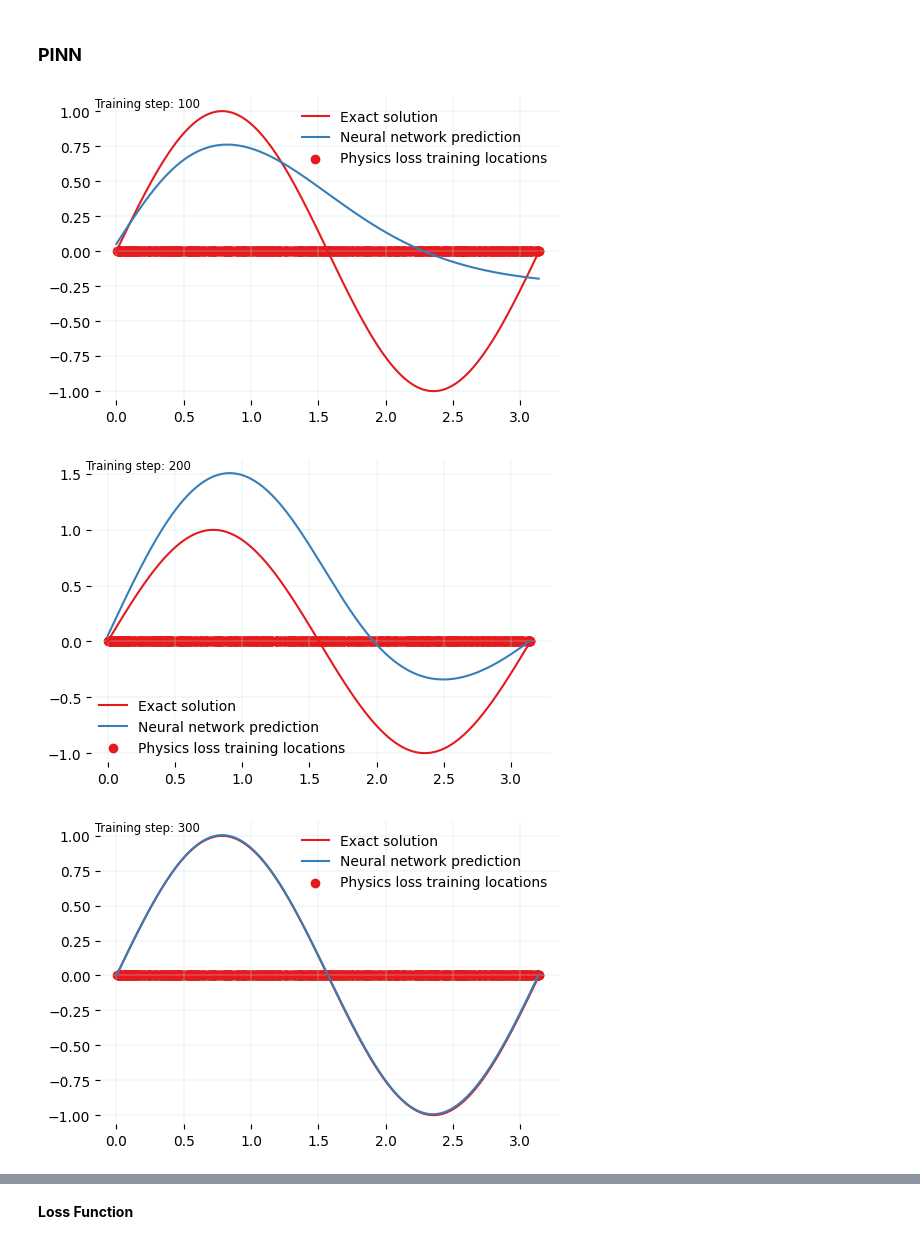
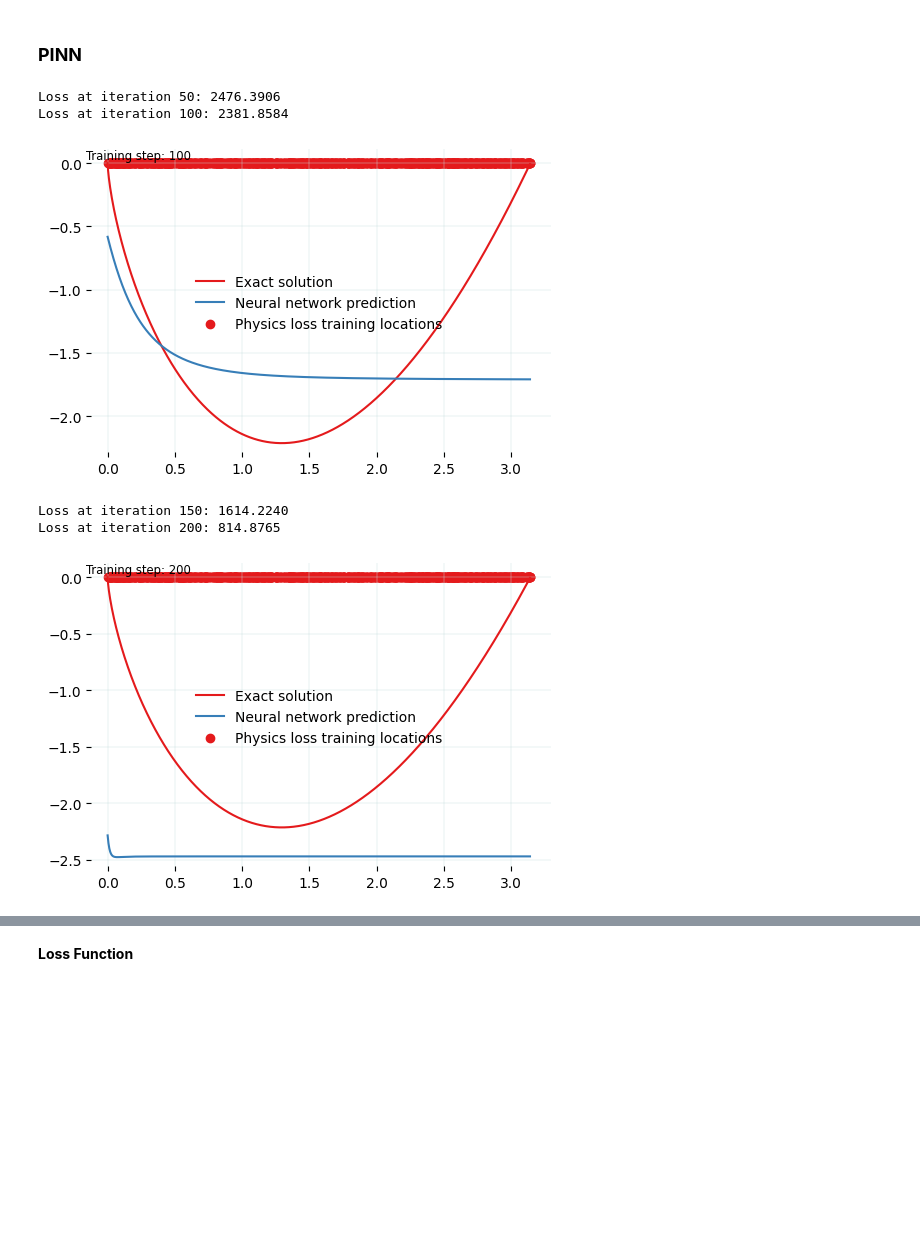
Before and after one commit to jpaguilarc99/PIML-EDP, a Jupyter notebook: PoissonPINNs/Poisson1D_NNvsPINN/Poisson1D_PINN.ipynb, the cells around one changed output, grey strips where cells are left out. Cells and saved outputs as stored; diff of their text form; code cells hidden in the pictures; blank space fills up the shorter version.

```diff
--- a/PoissonPINNs/Poisson1D_NNvsPINN/Poisson1D_PINN.ipynb
+++ b/PoissonPINNs/Poisson1D_NNvsPINN/Poisson1D_PINN.ipynb
@@ -64,10 +64,16 @@ def style_plot(x, y, x_data, y_data, yh, xp=None):
 **Main Problem**
 # %%
 def f_rhs(x):
-   return -4*torch.sin(2 * x)
+  return -4*torch.sin(2 * x)
 
 def exact_u(x):
-    return torch.sin(2 * x)
+  return torch.sin(2 * x)
+
+def exact_u_singular(x):
+  return x**0.7 * (x - torch.pi)
+
+def f_singular_rhs(x):
+  return -0.7 * 0.3 * (x**-1.3) * (x - torch.pi) + (0.7*x**-0.3) * (1) + (0.7 * x**-0.3)
 
 class FCN(nn.Module):
   def __init__(self, N_INPUT, N_OUTPUT, N_HIDDEN, N_LAYERS):
@@ -94,10 +100,10 @@ n_pts = 1000
 
 x = np.array([np.pi/n_pts * i for i in range(n_pts)])
 x = torch.tensor(x, dtype=torch.float32).view(-1, 1)
-y = exact_u(x).view(-1, 1)
+y = exact_u_singular(x).view(-1, 1)
 print(x.shape, y.shape)
 
-num_samples = 5
+num_samples = 10
 indices = np.linspace(0, len(x)-1, num_samples, dtype=int)
 x_data = x[indices]
 y_data = y[indices]
@@ -109,5 +115,6 @@ with plt.style.context(style):
         plt.plot(x, y, label="Exact solution")
         plt.scatter(x_data, y_data, label='Training data')
         plt.legend()
+        plt.show()
 # %% [output]
 torch.Size([1000, 1]) torch.Size([1000, 1])
@@ -144,7 +151,7 @@ print(f'Total number of parameters: {total_params}')
 Total number of parameters: 361
 # %%
 model = FCN(1, 1, 10, 4)
-n_iterations = 1000
+n_iterations = 2000
 optimizer = torch.optim.Adam(model.parameters(), lr=1e-3)
 files = []
 for i in range(n_iterations):
@@ -172,7 +181,7 @@ save_gif_PIL("nn.gif", files, fps=20, loop=0)
 ### **PINN**
 # %%
 x_physics = torch.FloatTensor(n_pts,1).uniform_(0, np.pi).requires_grad_(True)
-iterations = 500
+iterations = 200
 
 torch.manual_seed(123)
 model = FCN(1, 1, 10, 4)
@@ -186,34 +195,37 @@ for i in range(iterations):
   yhp = model(x_physics)
   du = torch.autograd.grad(yhp, x_physics, torch.ones_like(yhp), create_graph=True)[0]
   ddu = torch.autograd.grad(du, x_physics, torch.ones_like(du), create_graph=True)[0]
-  error_PDE = torch.mean((ddu - f_rhs(x_physics))**2)
+  error_PDE = torch.mean((ddu - f_singular_rhs(x_physics))**2)
   bc = model(torch.tensor([np.pi]))**2 + model(torch.tensor([0.]))**2
 
   # Backpropagation
   loss = error_PDE + bc
   loss.backward()
   optimizer.step()
   losses.append(loss.item())
 
   if (i+1) % 50 == 0:
         print(f"Loss at iteration {i+1}: {loss.item():.4f}")
 
   if (i+1) % 5 == 0:
 
         yh = model(x).detach()
         xp = x_physics.detach()
 
         #plot_result(x,y,x_data,y_data,yh,xp)
         style_plot(x, y, x_data=None, y_data=None, yh=yh, xp=xp)
 
         file = "plots/pinn_%.8i.png"%(i+1)
         plt.savefig(file, bbox_inches='tight', pad_inches=0.1, dpi=100, facecolor="white")
         files.append(file)
 
         if (i+1) % 100 == 0: plt.show()
         else: plt.close("all")
 save_gif_PIL("pinn.gif", files, fps=20, loop=0)
 # %% [output]
+Loss at iteration 50: 2476.3906
+Loss at iteration 100: 2381.8584
-[figure, old version]
+[figure, new version]
+Loss at iteration 150: 1614.2240
+Loss at iteration 200: 814.8765
-[figure, old version]
+[figure, new version]
-[figure, removed]
```
Also changed, not shown: parts of 5 cells of this notebook, 11 other files.
